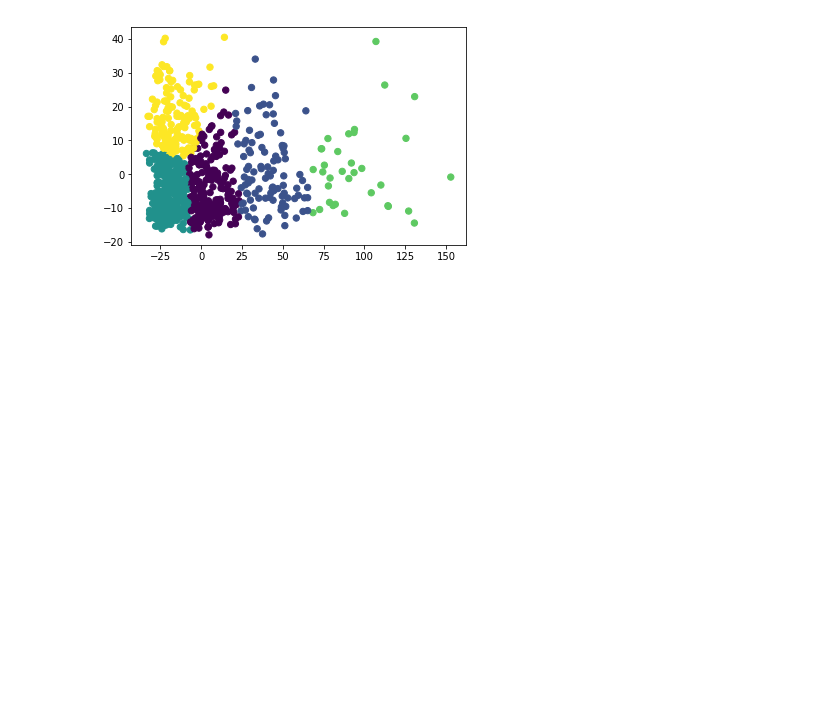
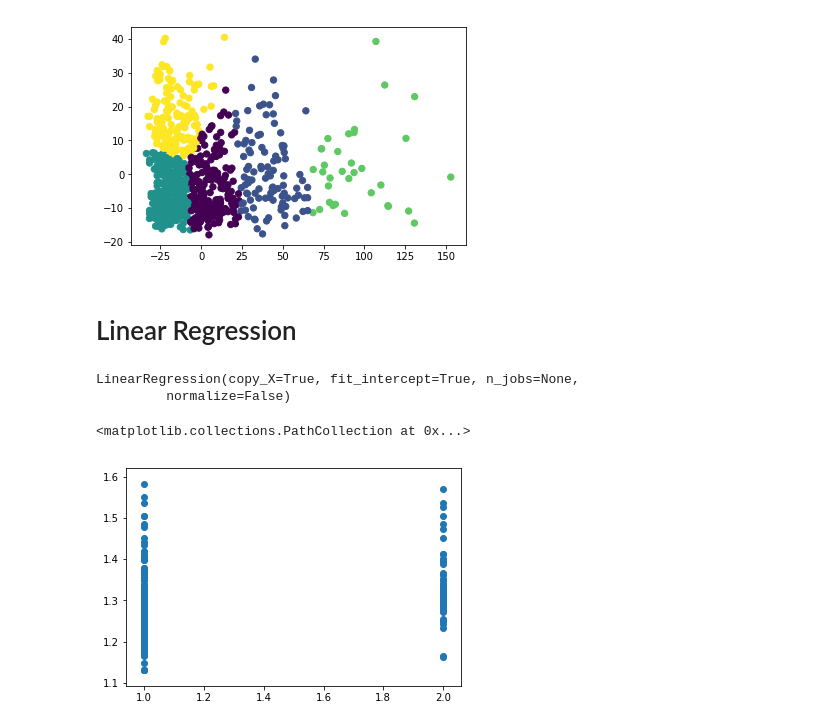
Before and after one commit to manojknit/PySpark_Python-ML-Models, a Jupyter notebook: German_Credit_Reports.ipynb, the cells around one changed output. Drawn from its saved outputs; the diff is of its cells as text; code cells hidden in the pictures; blank space fills up the shorter version.

```diff
--- a/German_Credit_Reports.ipynb
+++ b/German_Credit_Reports.ipynb
@@ -100,3 +100,20 @@ y_kmeans = kmeans.fit_predict(X_train_pca)
 plt.scatter(X_train_pca[:, 0], X_train_pca[:, 1], c=y_kmeans, s=40, cmap='viridis');
 # %% [output]
 [figure]
+# %% [markdown]
+# Linear Regression
+# %%
+from sklearn.linear_model import LinearRegression
+lm = LinearRegression()
+# %%
+lm.fit(X_train_pca,y_train)
+# %% [output]
+LinearRegression(copy_X=True, fit_intercept=True, n_jobs=None,
+         normalize=False)
+# %%
+predictions = lm.predict(X_test_pca)
+# %%
+plt.scatter(y_test,predictions)
+# %% [output]
+<matplotlib.collections.PathCollection at 0x...>
+[figure, added]
```
